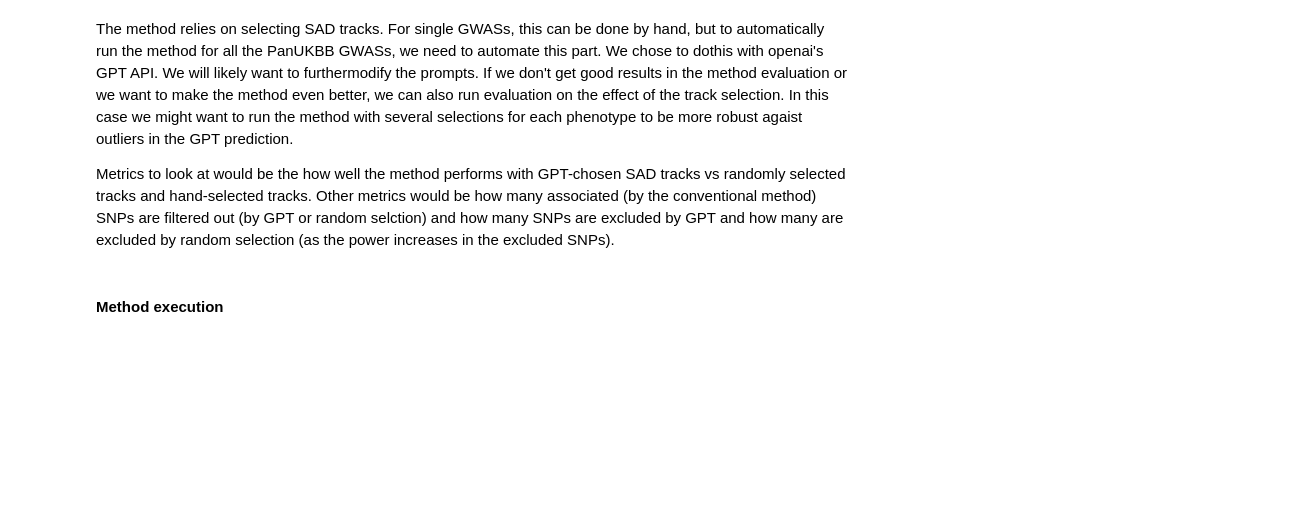
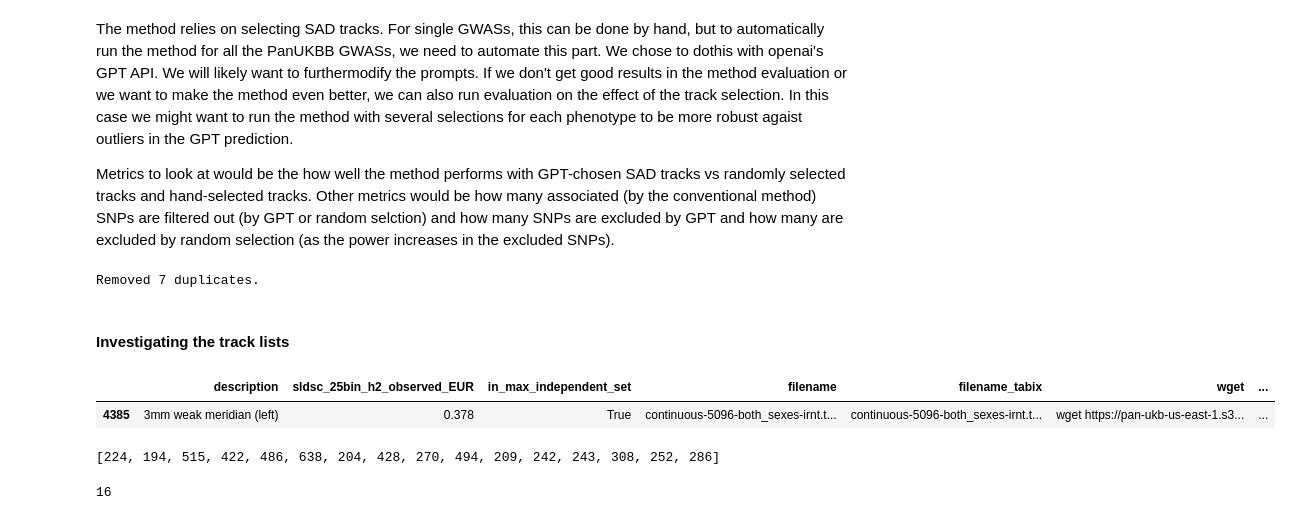
Before and after one commit to BoevaLab/GWAS-power, a Jupyter notebook: main-evaluation.ipynb, the cells around one changed output. Drawn from its saved outputs; the diff is of its cells as text; code cells hidden in the pictures; blank space fills up the shorter version.

```diff
--- a/main-evaluation.ipynb
+++ b/main-evaluation.ipynb
@@ -43,7 +37,8 @@ phenotype_manifest = pd.read_csv("phenotype_manifest.csv", usecols=[
     'filename_tabix',
     'wget',
     'wget_tabix',
-    'size_in_bytes'
+    'size_in_bytes',
+    'sldsc_25bin_h2_observed_EUR'
     ])
 # %% [markdown]
 #### Getting file size estimates
@@ -190,6 +202,16 @@ Metrics to look at would be the how well the method performs with GPT-chosen SAD
 # %%
 from curate_sad_tracks import generate_sad_tracks
 # %%
-gpt_track_list=generate_sad_tracks(min_size_row['description'].values[0])
+gpt_track_list=generate_sad_tracks(min_size_row['description'].values[0], model="gpt-4o", perform_lookup=False)
+# %% [output]
+Removed 7 duplicates.
-# %% [markdown]
-#### Method execution
+# %% [markdown]
+#### Investigating the track lists
+# %%
+# for implementation/debugging only:
+max_ind_set = phenotype_manifest[phenotype_manifest['in_max_independent_set']]
+max_ind_max_her_row = max_ind_set[max_ind_set['sldsc_25bin_h2_observed_EUR']==max_ind_set['sldsc_25bin_h2_observed_EUR'].max()]
+max_ind_max_her_row
+# %% [output]
+|  | description | sldsc_25bin_h2_observed_EUR | in_max_independent_set | filename | filename_tabix | wget | ... |
+| 4385 | 3mm weak meridian (left) | 0.378 | True | continuous-5096-both_sexes-irnt.t... | continuous-5096-both_sexes-irnt.t... | wget https://pan-ukb-us-east-1.s3... | ... |
@@ -195,0 +220,8 @@ gpt_track_list=generate_sad_tracks(min_size_row['description'].values[0])
+# %%
+print(gpt_track_list)
+# %% [output]
+[224, 194, 515, 422, 486, 638, 204, 428, 270, 494, 209, 242, 243, 308, 252, 286]
+# %%
+len(gpt_track_list)
+# %% [output]
+16
```
Also changed, not shown: parts of 16 cells of this notebook, 5 other files.
